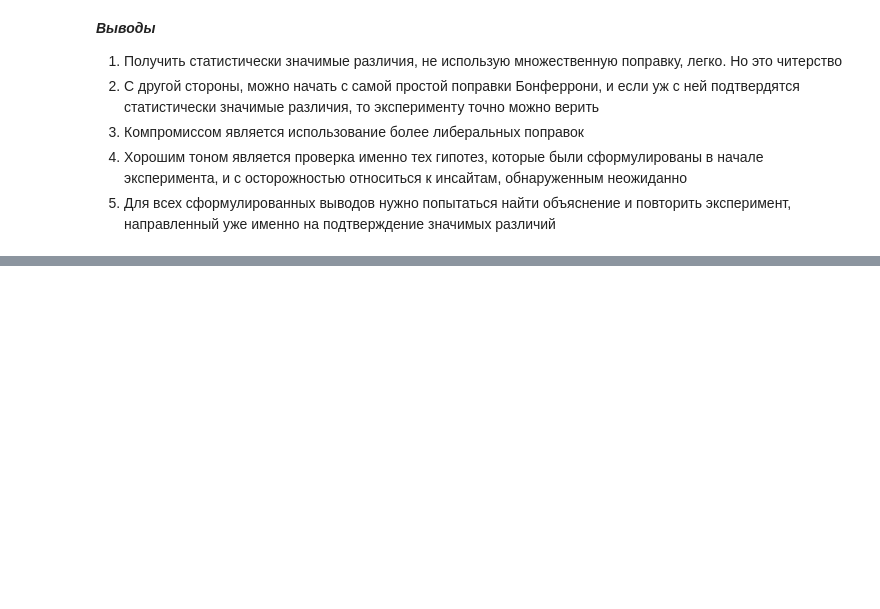
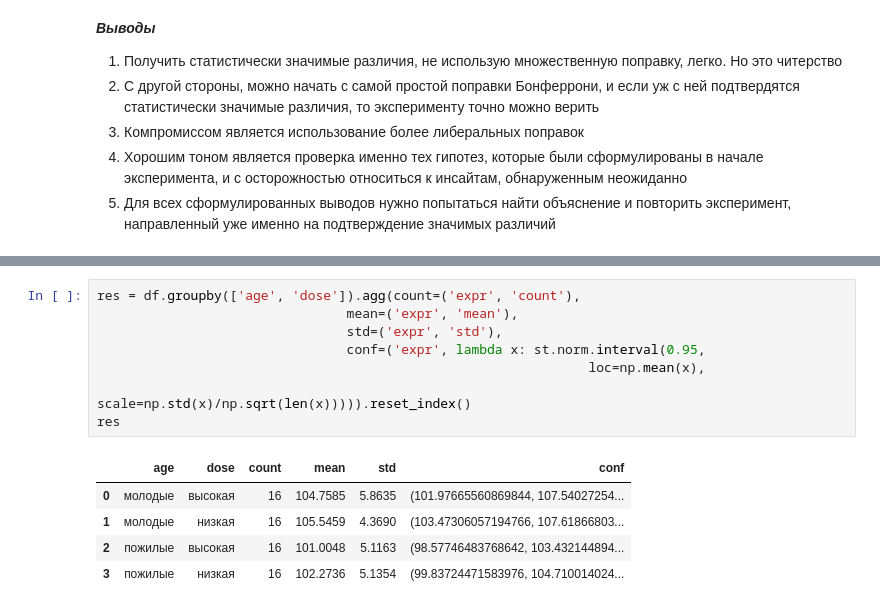
Before and after one commit to zakharkousnetsov/DS_projects, a Jupyter notebook: statistics/statistics.ipynb, the cells around one changed output, grey strips where cells are left out. Saved outputs shown, nothing was run; the diff lists cells and outputs as text; blank space fills up the shorter version.

```diff
--- a/statistics/statistics.ipynb
+++ b/statistics/statistics.ipynb
@@ -620,0 +635,14 @@ P-value совпал!
+# %%
+res = df.groupby(['age', 'dose']).agg(count=('expr', 'count'),
+                                mean=('expr', 'mean'),
+                                std=('expr', 'std'),
+                                conf=('expr', lambda x: st.norm.interval(0.95,
+                                                               loc=np.mean(x),
+                                                               scale=np.std(x)/np.sqrt(len(x))))).reset_index()
+res
+# %% [output]
+|  | age | dose | count | mean | std | conf |
+| 0 | молодые | высокая | 16 | 104.7585 | 5.8635 | (101.97665560869844, 107.54027254... |
+| 1 | молодые | низкая | 16 | 105.5459 | 4.3690 | (103.47306057194766, 107.61866803... |
+| 2 | пожилые | высокая | 16 | 101.0048 | 5.1163 | (98.57746483768642, 103.432144894... |
+| 3 | пожилые | низкая | 16 | 102.2736 | 5.1354 | (99.83724471583976, 104.710014024... |
```
Also changed, not shown: parts of 17 cells of this notebook.
